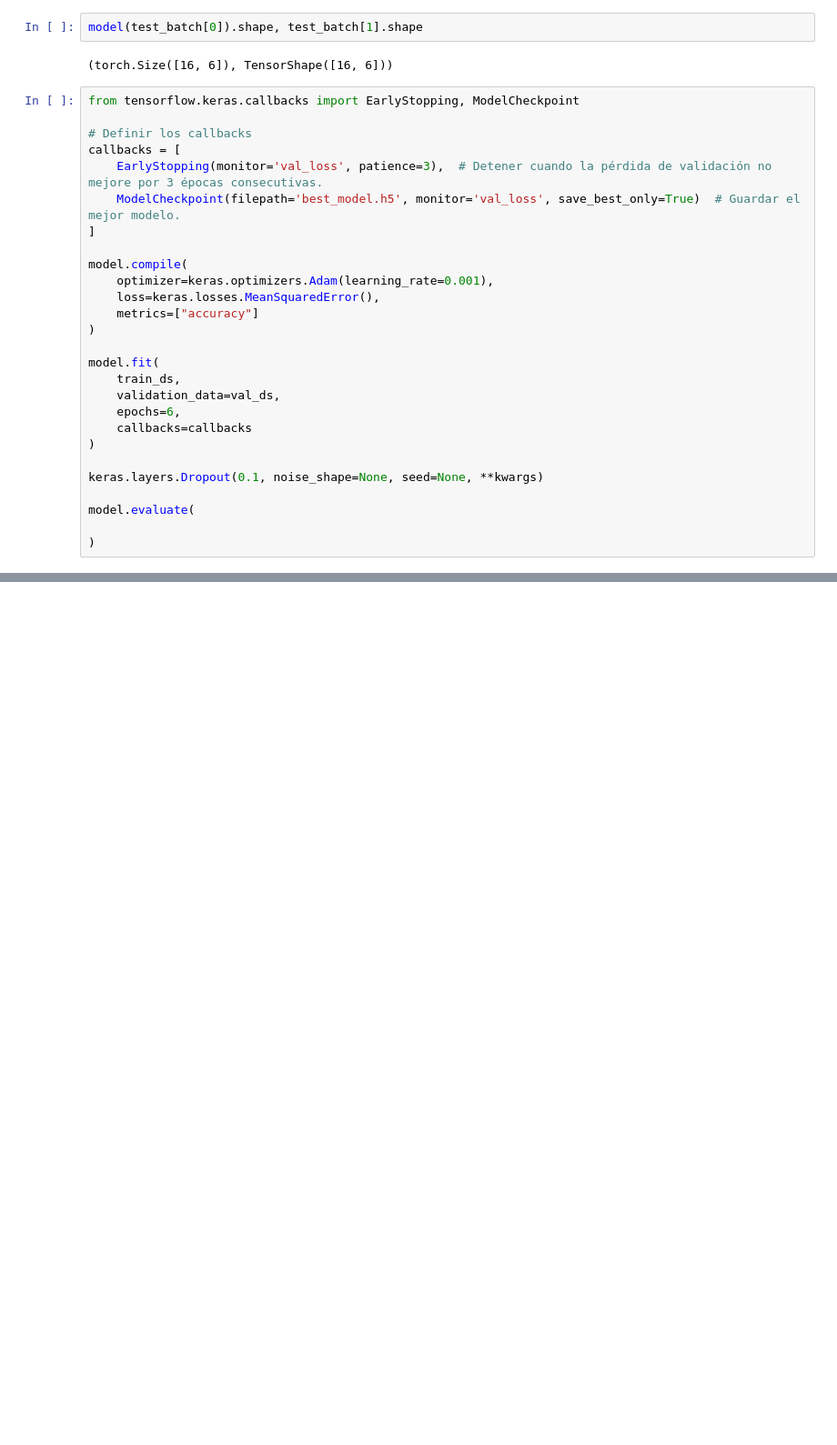
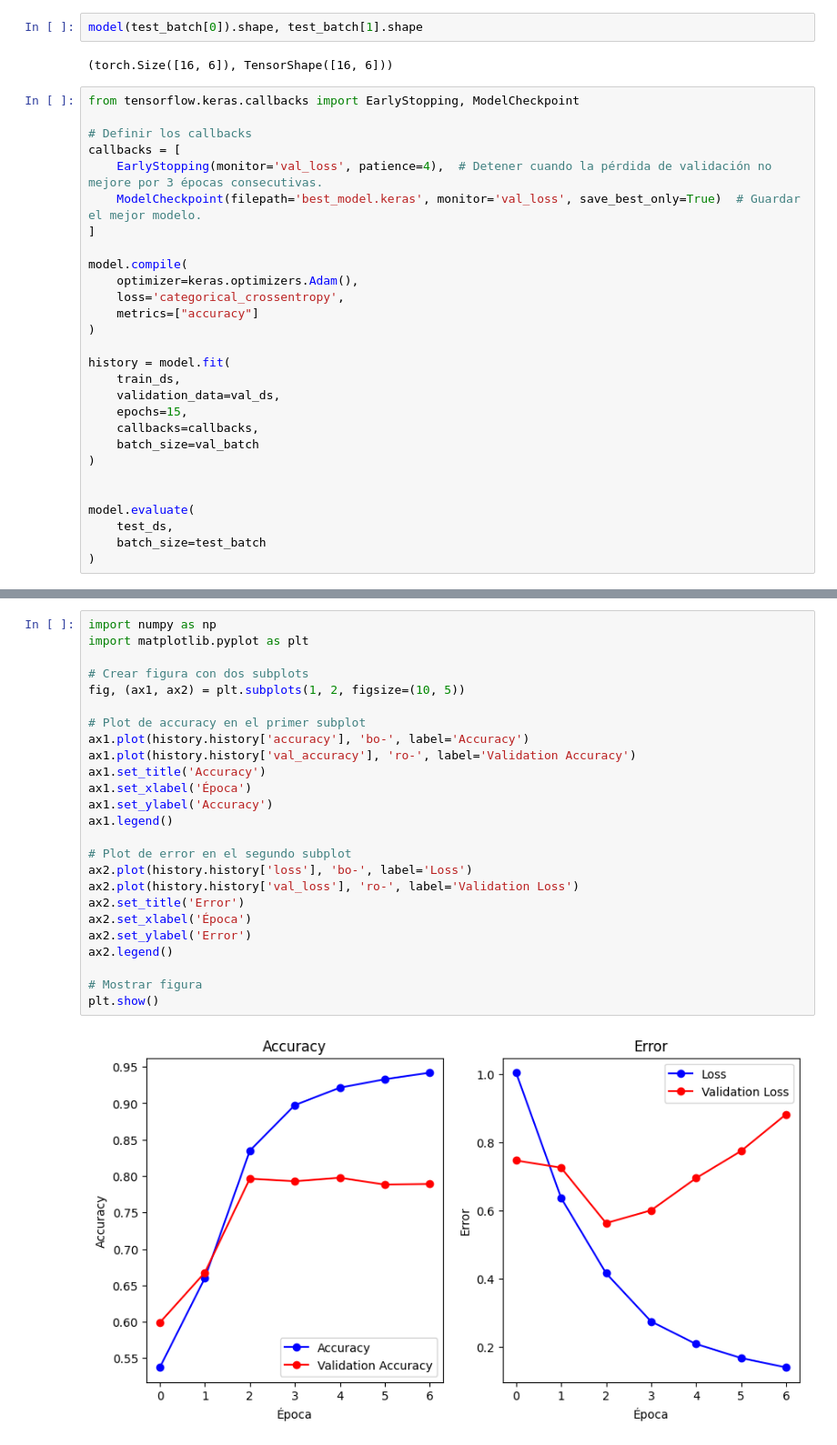
Before and after one commit to alejandro-ic-10/Natural-Language-Processing, a Jupyter notebook: deep/Programa2RedesNeuronales.ipynb, the cells around one changed output, grey strips where cells are left out. Shown at 91% size. Cells and saved outputs as stored; diff of their text form; blank space fills up the shorter version.

Commit message:
Cambios al modelo de red para mejorar el accuracy.

```diff
--- a/deep/Programa2RedesNeuronales.ipynb
+++ b/deep/Programa2RedesNeuronales.ipynb
@@ -240,25 +273,26 @@ from tensorflow.keras.callbacks import EarlyStopping, ModelCheckpoint
 
 # Definir los callbacks
 callbacks = [
-    EarlyStopping(monitor='val_loss', patience=3),  # Detener cuando la pérdida de validación no mejore por 3 épocas consecutivas.
-    ModelCheckpoint(filepath='best_model.h5', monitor='val_loss', save_best_only=True)  # Guardar el mejor modelo.
+    EarlyStopping(monitor='val_loss', patience=4),  # Detener cuando la pérdida de validación no mejore por 3 épocas consecutivas.
+    ModelCheckpoint(filepath='best_model.keras', monitor='val_loss', save_best_only=True)  # Guardar el mejor modelo.
 ]
 
 model.compile(
-    optimizer=keras.optimizers.Adam(learning_rate=0.001),
-    loss=keras.losses.MeanSquaredError(),
+    optimizer=keras.optimizers.Adam(),
+    loss='categorical_crossentropy',
     metrics=["accuracy"]
 )
 
-model.fit(
+history = model.fit(
     train_ds,
     validation_data=val_ds,
-    epochs=6,
-    callbacks=callbacks
+    epochs=15,
+    callbacks=callbacks,
+    batch_size=val_batch
 )
 
-keras.layers.Dropout(0.1, noise_shape=None, seed=None, **kwargs)
 
 model.evaluate(
-
+    test_ds,
+    batch_size=test_batch
 )
@@ -264,0 +336,27 @@ model.evaluate(
+# %%
+import numpy as np
+import matplotlib.pyplot as plt
+
+# Crear figura con dos subplots
+fig, (ax1, ax2) = plt.subplots(1, 2, figsize=(10, 5))
+
+# Plot de accuracy en el primer subplot
+ax1.plot(history.history['accuracy'], 'bo-', label='Accuracy')
+ax1.plot(history.history['val_accuracy'], 'ro-', label='Validation Accuracy')
+ax1.set_title('Accuracy')
+ax1.set_xlabel('Época')
+ax1.set_ylabel('Accuracy')
+ax1.legend()
+
+# Plot de error en el segundo subplot
+ax2.plot(history.history['loss'], 'bo-', label='Loss')
+ax2.plot(history.history['val_loss'], 'ro-', label='Validation Loss')
+ax2.set_title('Error')
+ax2.set_xlabel('Época')
+ax2.set_ylabel('Error')
+ax2.legend()
+
+# Mostrar figura
+plt.show()
+# %% [output]
+[figure, added]
```
Also changed, not shown: parts of 11 cells of this notebook, 1 other file.
